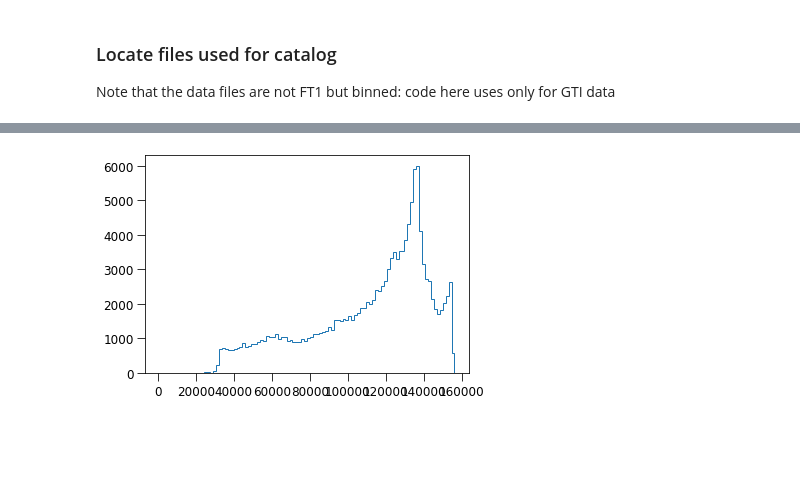
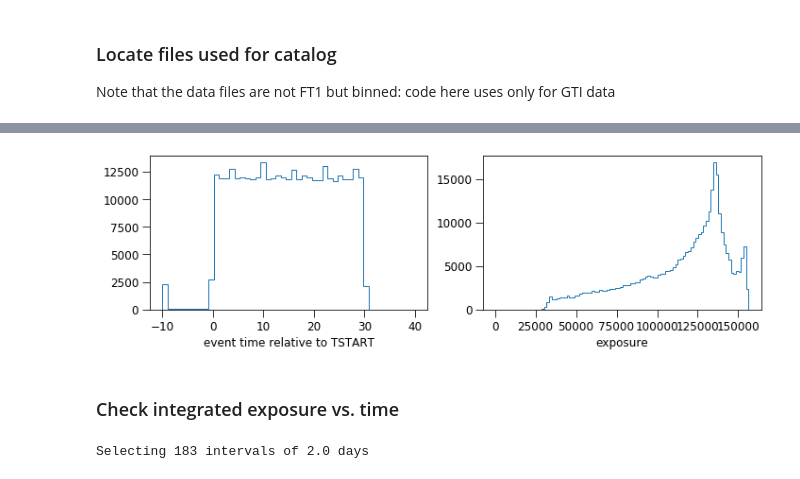
Before and after one commit to tburnett/lat-timing, a Jupyter notebook: notebooks/exposure development.ipynb, the cells around one changed output, grey strips where cells are left out. Saved outputs shown, nothing was run; the diff lists cells and outputs as text; code cells hidden in the pictures; blank space fills up the shorter version.

Commit message:
Exposure and data comparison milestone

```diff
--- a/notebooks/exposure development.ipynb
+++ b/notebooks/exposure development.ipynb
@@ -49,0 +33,9 @@ edf.head()
+# %%
+data_file =  '../data/vela.pkl'
+data_rec = pd.read_pickle(data_file);
+
+source_name= data_rec['name']
+l,b = data_rec['galactic']
+etime = data_rec['time_data'].time
+print(f'Loaded data for source "{source_name}" at l,b=({l:.3f},{b:.3f}) from file {data_file}')
+print(f'   {len(etime):,} photons from MET {etime[0]:.0f} to {etime[-1]:.0f}')
@@ -50,22 +47,18 @@ edf.head()
 # %%
-dfall = pd.read_pickle('../data/vela.pkl')
-times = dfall.time.values
+edf = lt.get_exposure(SkyCoord.from_name(source_name)) # the exposure data frame
 tstart=edf.tstart.values
 tstop =edf.tstop.values
-print(f'Time data: {len(times):,} events from {times[0]:.0f} to {times[-1]:.0f}')
+
 # find range comvered by current GTI and make subset DataFrame
-imin,imax = np.searchsorted(times, [tstart[0],tstop[-1]]);
-df = dfall.iloc[imin:imax].copy(); len(df)
-print(f'Select {len(df):,} photons within live time range')
+imin,imax = np.searchsorted(etime, [tstart[0],tstop[-1]]);
+setime = etime[imin:imax]
+print(f'Select {len(setime):,} photons within live time range')
 
 # get associated live time index for each photon
-lt_index = np.searchsorted(tstop, df.time) # before which stop
-df.loc[:,'lt_index']=lt_index
+lt_index = np.searchsorted(tstop, setime) # before which stop
 # make sure past start
-tdiff = df.time - tstart[df.lt_index]
-in_gti = tdiff.values>=0
-
-print(f'... but exclude {sum(~in_gti):,} photons not in GTI')
-df=df[in_gti]
-df.head()
+tdiff = setime - tstart[lt_index]
+in_gti = tdiff>=0
+print(f'... and exclude {sum(~in_gti):,} photons not in GTI')
+etime_ok = setime[in_gti]
 # %% [output]
@@ -85,5 +68,27 @@ plt.hist(tdiff.clip(-10, 40), np.linspace(-10,40), histtype='step');
 # %%
+fig,(ax1,ax2) = plt.subplots(1,2, figsize=(12,3))
+ax1.hist(tdiff.clip(-10, 40), np.linspace(-10,40), histtype='step')
+ax1.set(xlabel='event time relative to TSTART')
+
 # check that LT intervals found have sensible livetime
-plt.hist(edf.exposure[lt_index], bins=100, histtype='step');
+ax2.hist(edf.exposure[lt_index], bins=100, histtype='step');
+ax2.set(xlabel='exposure');
 # %% [output]
-[figure, old version]
+[figure, new version]
+# %% [markdown]
+### Check integrated exposure vs. time
+# %%
+cexposure = np.concatenate(([0],np.cumsum(edf.exposure.values*(edf.tstop.values-edf.tstart.values))))
+
+day = 24*3600
+delta_t =  2*day # days
+time_range = tstop[-1]-tstart[0]
+nbins = int(time_range/delta_t)+1; print(f'Selecting {nbins} intervals of {delta_t/day} days')
+bin_edge = tstart[0] + np.arange(nbins+1)*delta_t
+bin_center = (bin_edge[1:]+bin_edge[:-1])/2
+# get index into tstop array of the bin edges
+edge_index = np.searchsorted(tstop, bin_edge)
+# now the exposure integrated over the intervals
+bin_exp  =  np.diff(cexposure[edge_index])
+# %% [output]
+Selecting 183 intervals of 2.0 days
```
Also changed, not shown: parts of 18 cells of this notebook, 3 other files.
